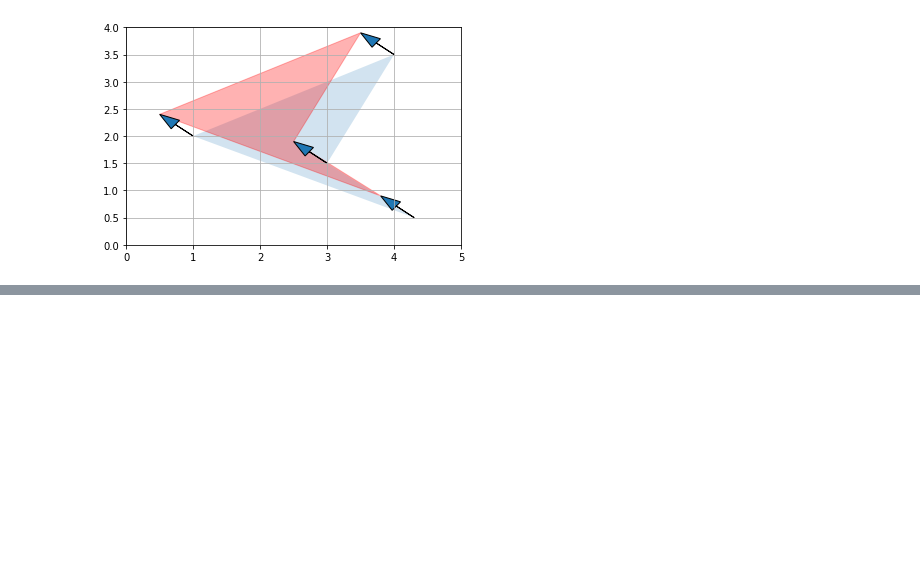
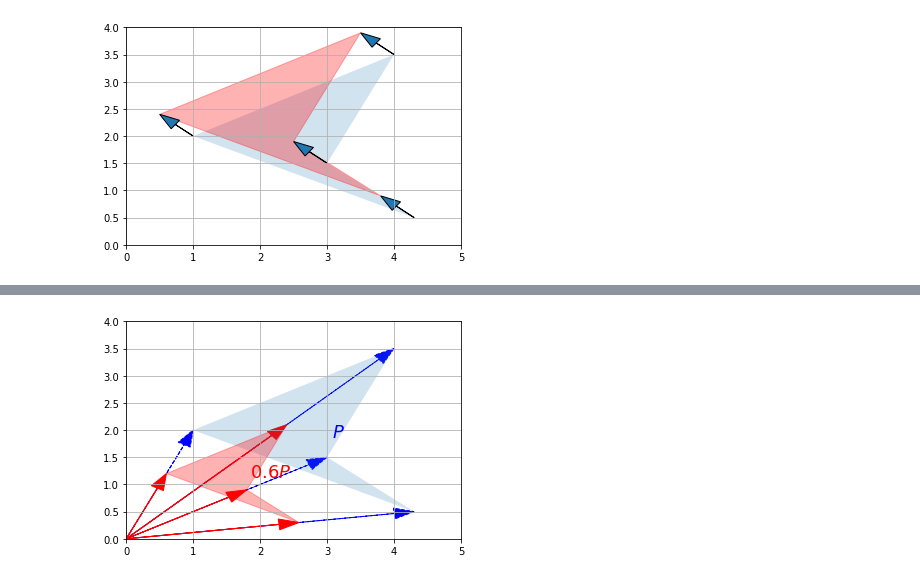
Before and after one commit to andyashall/maths-for-ml, a Jupyter notebook: Maths for ML.ipynb, the cells around one changed output, grey strips where cells are left out. Drawn from its saved outputs; the diff is of its cells as text; code cells hidden in the pictures; blank space fills up the shorter version.

```diff
--- a/Maths for ML.ipynb
+++ b/Maths for ML.ipynb
@@ -364,0 +368,18 @@ plt.show()
+# %%
+def plot_transformation(P_before, P_after, text_before, text_after, axis = [0, 5, 0, 4], arrows=False):
+    if arrows:
+        for vector_before, vector_after in zip(P_before.T, P_after.T):
+            plot_vector2d(vector_before, color="blue", linestyle="--")
+            plot_vector2d(vector_after, color="red", linestyle="-")
+    plt.gca().add_artist(Polygon(P_before.T, alpha=0.2))
+    plt.gca().add_artist(Polygon(P_after.T, alpha=0.3, color="r"))
+    plt.text(P_before[0].mean(), P_before[1].mean(), text_before, fontsize=18, color="blue")
+    plt.text(P_after[0].mean(), P_after[1].mean(), text_after, fontsize=18, color="red")
+    plt.axis(axis)
+    plt.grid()
+
+P_rescaled = 0.60 * P
+plot_transformation(P, P_rescaled, "$P$", "$0.6 P$", arrows=True)
+plt.show()
+# %% [output]
+[figure, added]
```
Also changed, not shown: parts of 8 cells of this notebook.
